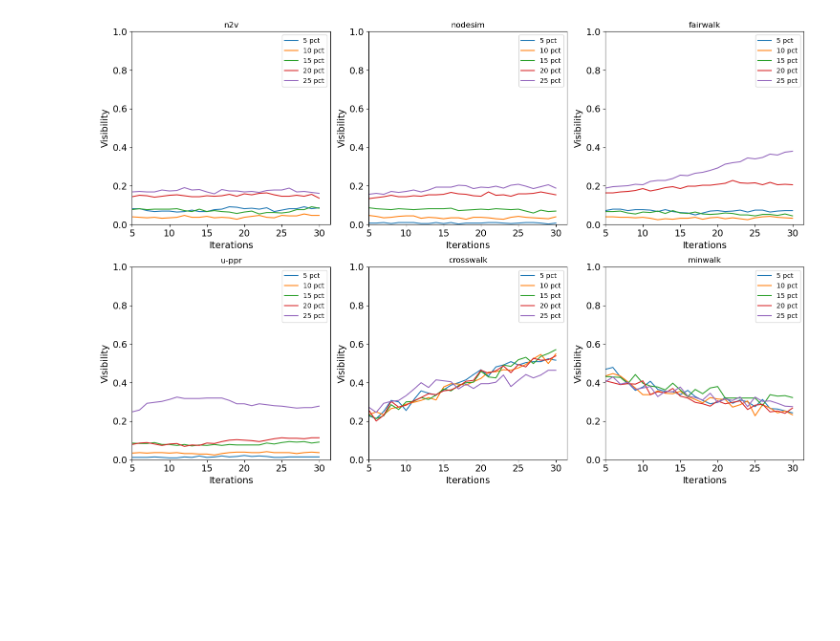
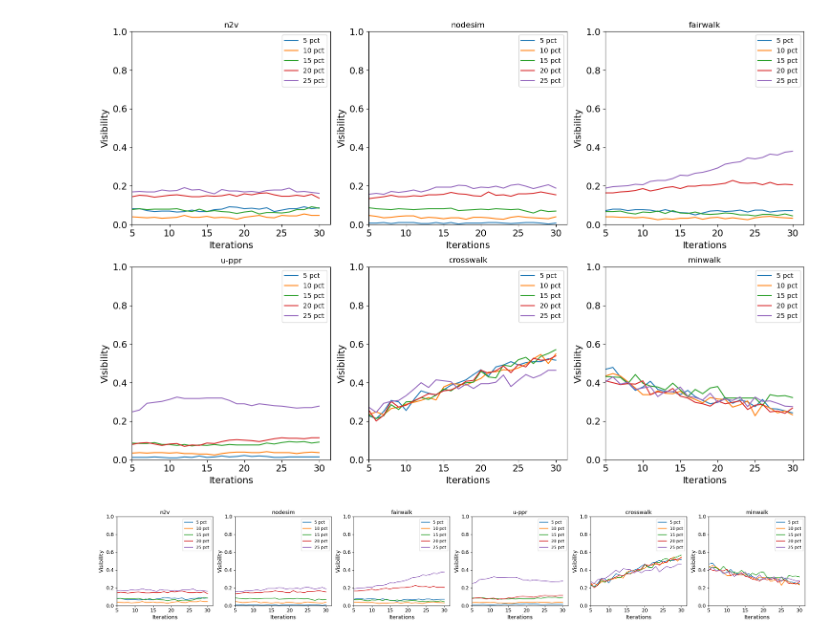
Before and after one commit to jasonTheDev/link-rec-evolution, a Jupyter notebook: data/charts02.ipynb, the cells around one changed output. Drawn from its saved outputs; the diff is of its cells as text; code cells hidden in the pictures; blank space fills up the shorter version.

```diff
--- a/data/charts02.ipynb
+++ b/data/charts02.ipynb
@@ -134,3 +134,49 @@ plt.savefig(f'plot.vary_minority_sizes.{suff}.pdf', format='pdf')
 plt.show()
 # %% [output]
 [figure]
+# %%
+import matplotlib.pyplot as plt
+
+# Assuming combined_dataframes is your final dictionary with the dataframes
+algorithms = list(combined_dataframes.keys())
+
+# Map suffix to y-axis label
+y_label_map = {
+    'vis': 'Visibility',
+    'clu': 'Clustering Coefficient',
+    'gin': 'Gini'
+}
+
+# Define the number of rows and columns for the subplot grid
+n_rows = 1
+n_cols = len(algorithms)
+
+# Create a grid of subplots
+fig, axes = plt.subplots(nrows=n_rows, ncols=n_cols, figsize=(n_cols * 4, 4))  # Adjust figsize for square subplots
+
+for i, alg in enumerate(algorithms):
+    ax = axes[i] if n_cols > 1 else axes  # Handle single subplot case
+    df = combined_dataframes[alg]
+
+    # Plot the data
+    df.plot(kind='line', ax=ax)  # Example: line plot
+
+    ax.set_title(alg, fontsize=13)  # Increase title font size
+    ax.set_xlabel('Iterations', fontsize=13)  # Set x-axis label with increased font size
+    ax.set_ylabel(y_label_map.get(suff, 'Value'), fontsize=13)  # Set y-axis label with increased font size
+    ax.set_ylim(0, 1)  # Set y-axis scale from 0 to 1
+    ax.set_xlim(left=5)  # Set x-axis to start from iteration 5
+
+    # Increase the font size of the tick labels
+    ax.tick_params(axis='both', labelsize=12)
+
+# Adjust layout to prevent overlapping
+plt.tight_layout()
+
+# Save the figure as a PDF with the original filename format
+plt.savefig(f'plot.vary_minority_sizes.{suff}.pdf', format='pdf')
+
+# Show the plot
+plt.show()
+# %% [output]
+[figure, added]
```
Also changed, not shown: parts of 1 cell of this notebook, 13 other files.
